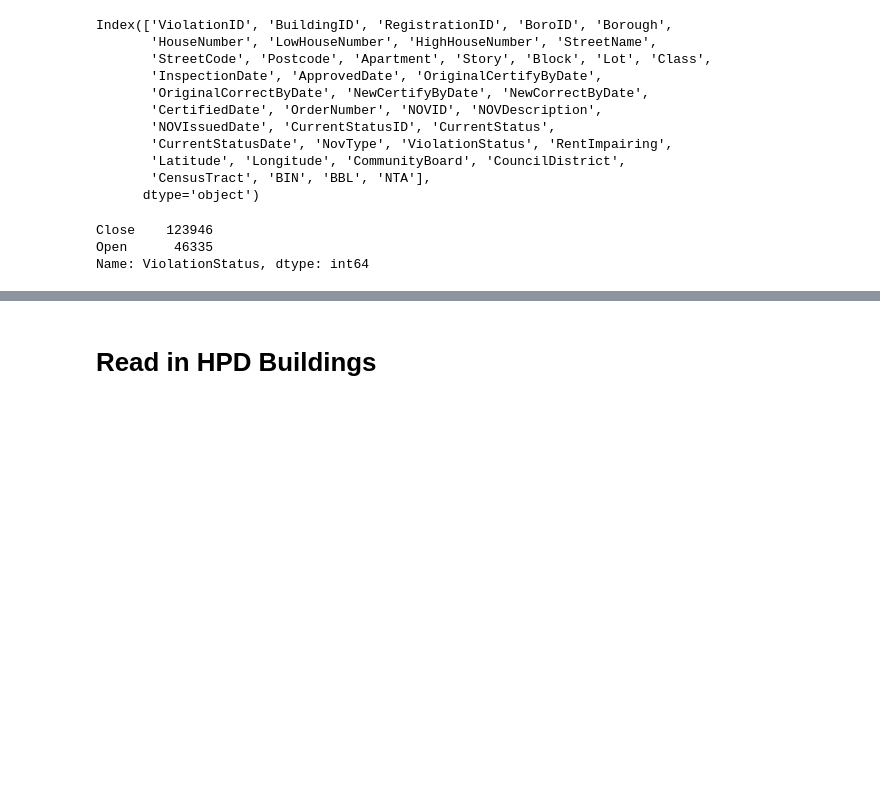
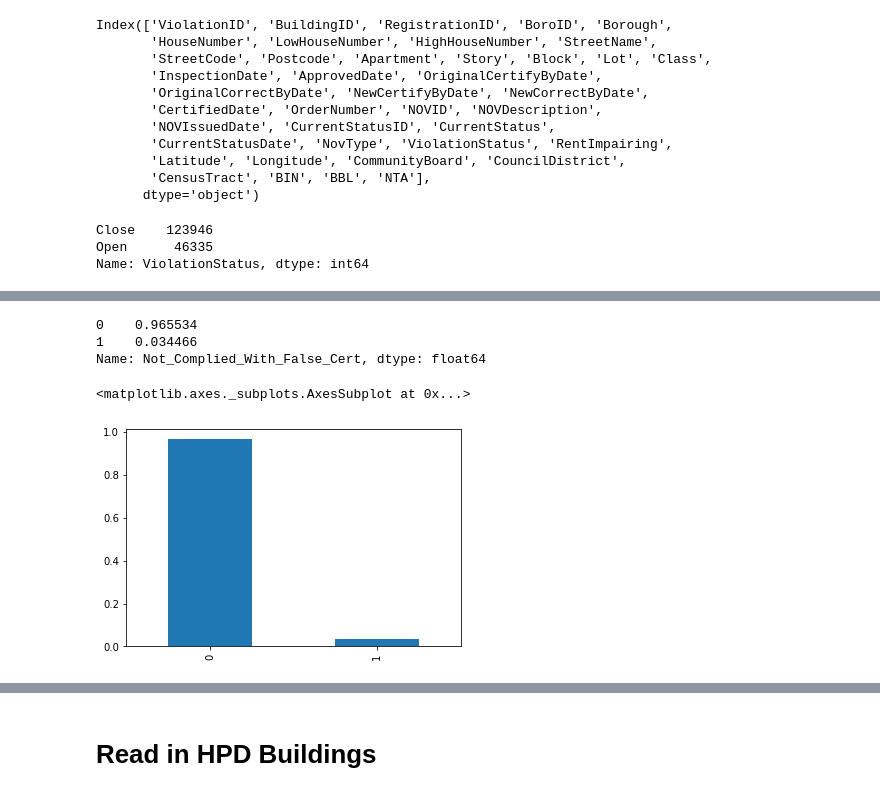
Before and after one commit to chloebs4590/Metis-Classification, a Jupyter notebook: classification_project.ipynb, the cells around one changed output, grey strips where cells are left out. Saved outputs shown, nothing was run; the diff lists cells and outputs as text; code cells hidden in the pictures; blank space fills up the shorter version.

```diff
--- a/classification_project.ipynb
+++ b/classification_project.ipynb
@@ -301,0 +147,4 @@ violations_closed_no_outs = violations_closed_no_outs[['BuildingID','BoroID','Po
+# %%
+# create new column that calculates the # of days between NOVIssuedDate and CurrentStatus
+
+violations_open['Days_to_status'] = violations_open['CurrentStatusDate'] - violations_open['NOVIssuedDate']
@@ -301,0 +181,11 @@ violations_closed_no_outs = violations_closed_no_outs[['BuildingID','BoroID','Po
+# %%
+# drop columns not needed for analysis
+
+violations_open_rev = violations_open.drop(['RegistrationID','Borough','HouseNumber','LowHouseNumber',
+                                           'HighHouseNumber','StreetName','StreetCode','Apartment',
+                                           'Class','InspectionDate','ApprovedDate','OriginalCertifyByDate',
+                                           'OriginalCorrectByDate','NewCertifyByDate','NewCorrectByDate',
+                                           'CertifiedDate','NOVID','NOVDescription','NOVIssuedDate',
+                                           'CurrentStatusID','CurrentStatus','NovType','ViolationStatus',
+                                           'RentImpairing','Latitude','Longitude','CouncilDistrict',
+                                           'NTA'],axis=1)
@@ -301,0 +234,19 @@ violations_closed_no_outs = violations_closed_no_outs[['BuildingID','BoroID','Po
+# %%
+# create new column for recoding story and replace nan in new column with 999
+
+fl_0 = ['Basement','Cellar']
+fl_999 = ['All Stories','Yards / Courts','Fire Escape','Penthouse','908', np.nan]
+
+def story_rev(row):
+    if row['Story'] in fl_0:
+        return int(0)
+    elif row['Story'] in fl_999:
+        return int(999)
+    else:
+        return int(row['Story'])
+
+violations_open_rev['Story_rev'] = violations_open_rev.apply(lambda row: story_rev(row),axis=1)
+# %%
+# create column that counts # of violations per buildingID
+
+violations_open_rev['Violations_Count'] = violations_open_rev.groupby('BuildingID')['ViolationID'].transform('count')
@@ -301,0 +262,13 @@ violations_closed_no_outs = violations_closed_no_outs[['BuildingID','BoroID','Po
+# %%
+# take a look at our target variable, Not_Complied_With_False_Cert
+
+target_pcts = violations_open_rev.Not_Complied_With_False_Cert.value_counts(normalize=True)
+print(target_pcts)
+
+target_pcts.plot(kind='bar') # it's very imbalanced!
+# %% [output]
+0    0.965534
+1    0.034466
+Name: Not_Complied_With_False_Cert, dtype: float64
+<matplotlib.axes._subplots.AxesSubplot at 0x...>
+[figure, added]
```
Also changed, not shown: parts of 57 cells of this notebook.
